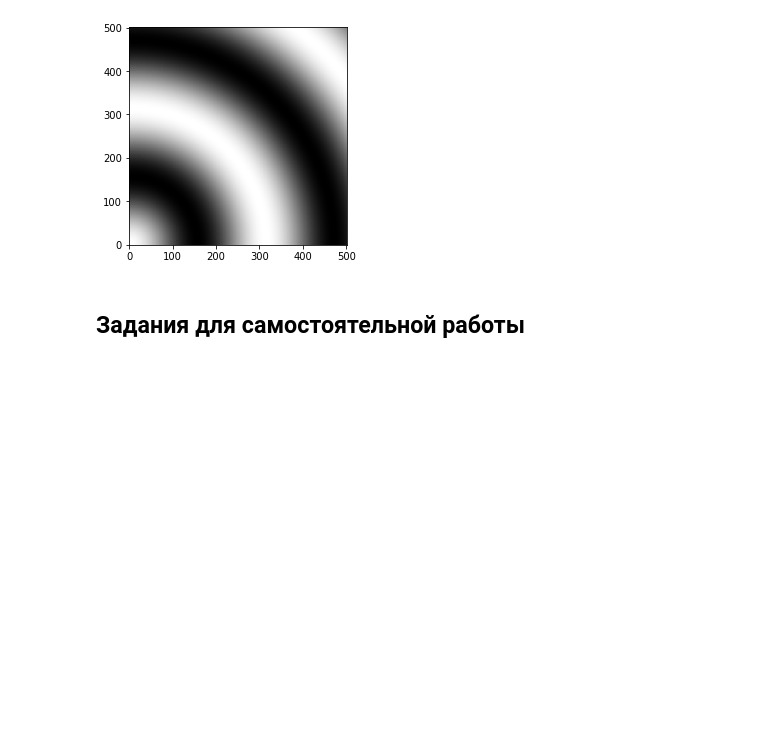
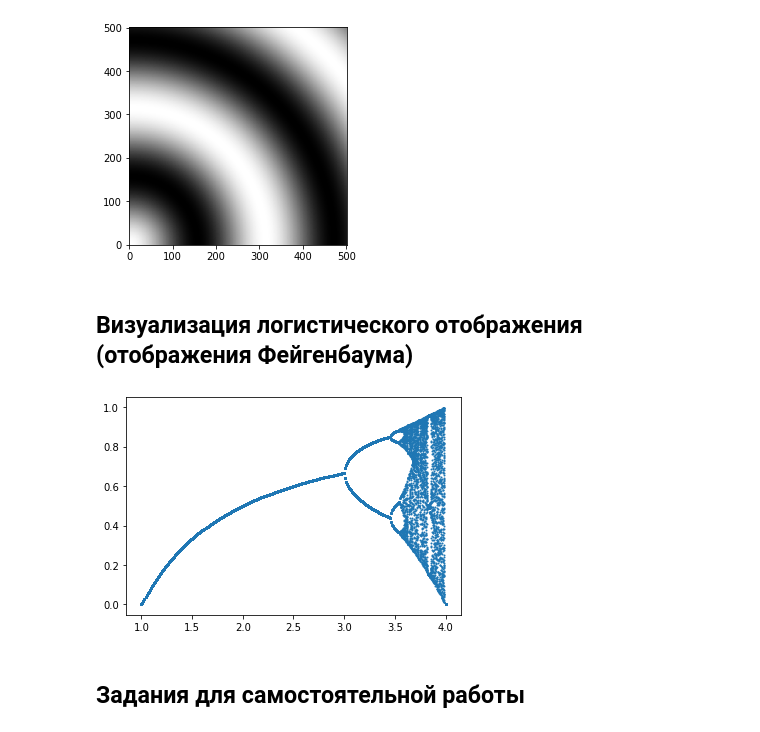
Before and after one commit to konstgav/computational-physics-python, a Jupyter notebook: Plotting.ipynb, the cells around one changed output. Saved outputs shown, nothing was run; the diff lists cells and outputs as text; code cells hidden in the pictures; blank space fills up the shorter version.

```diff
--- a/Plotting.ipynb
+++ b/Plotting.ipynb
@@ -146,6 +146,29 @@ gray()
 show()
 # %% [output]
 [figure]
+# %% [markdown]
+## Визуализация логистического отображения (отображения Фейгенбаума)
+# %%
+from pylab import plot, show, scatter
+from numpy import linspace, empty
+
+N = 300
+Nsteps = 10000
+rs = linspace(1,4,N)
+rplot = []
+xplot = []
+for r in rs:
+    x = empty(Nsteps, float)
+    x[0] = 0.5
+    for i in range(1,Nsteps):
+        x[i] = r*x[i-1]*(1 - x[i-1])
+    for i in range(Nsteps-100,Nsteps):
+        rplot.append(r)
+        xplot.append(x[i])
+scatter(rplot,xplot,s=1)
+show()
+# %% [output]
+[figure, added]
 # %% [markdown]
 ## Задания для самостоятельной работы
 # %% [markdown]
```
Also changed, not shown: 9 other files.
